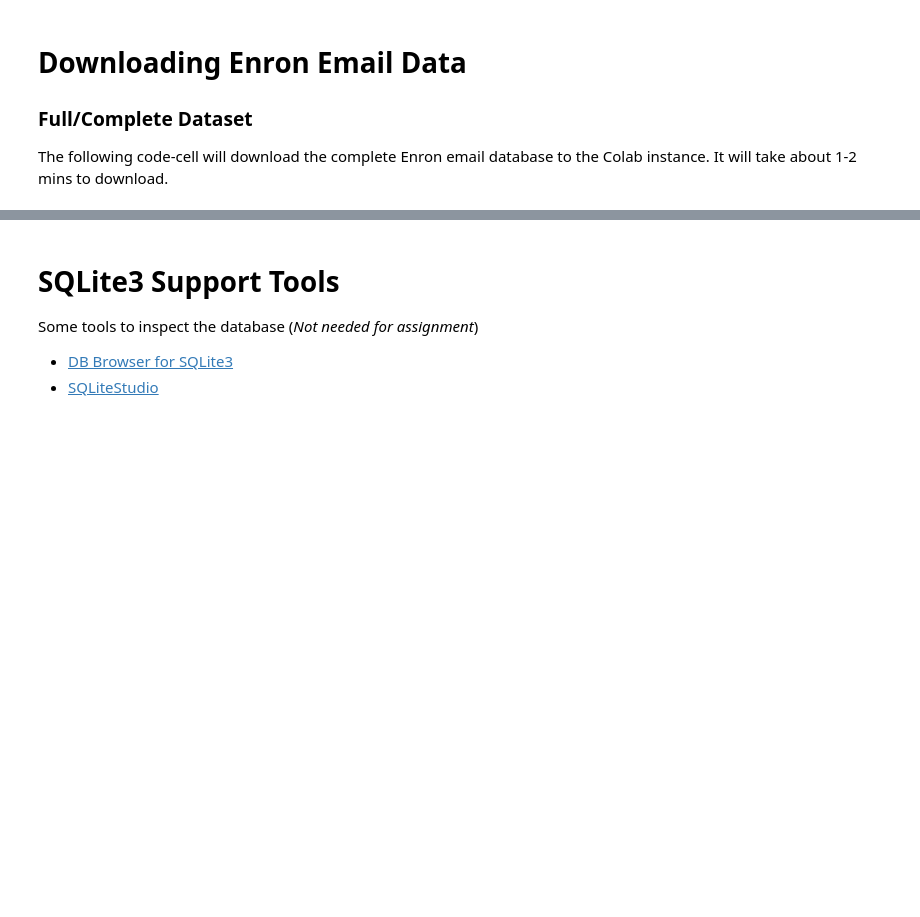
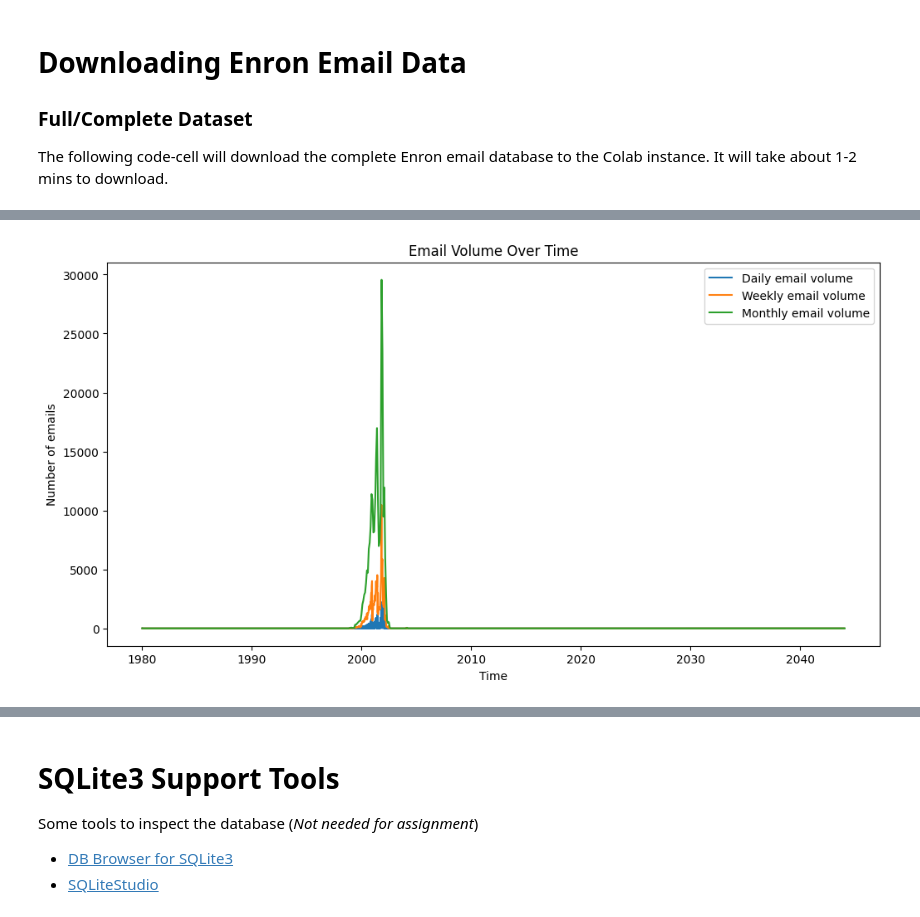
Before and after one commit to chetane/businessreport, a Jupyter notebook: Enron__Data_Business_Report.ipynb, the cells around one changed output, grey strips where cells are left out. Saved outputs shown, nothing was run; the diff lists cells and outputs as text; code cells hidden in the pictures; blank space fills up the shorter version.

```diff
--- a/Enron__Data_Business_Report.ipynb
+++ b/Enron__Data_Business_Report.ipynb
@@ -33,0 +62,4 @@ cur = conn.cursor()
+# %%
+query = "SELECT mid, sender, date, message_id, subject, body, folder FROM Message;"
+df = pd.read_sql_query(query, conn)
+df
@@ -33,0 +156,24 @@ cur = conn.cursor()
+# %%
+# Ensure that the 'date' column is a datetime type
+df['date'] = pd.to_datetime(df['date'], errors='coerce')
+# %%
+# Resample by day and count the number of emails
+daily_counts = df.resample('D', on='date').size()
+
+# Resample by week and count the number of emails
+weekly_counts = df.resample('W', on='date').size()
+
+# Resample by month and count the number of emails
+monthly_counts = df.resample('M', on='date').size()
+# %%
+plt.figure(figsize=(12,6))
+plt.plot(daily_counts.index, daily_counts.values, label='Daily email volume')
+plt.plot(weekly_counts.index, weekly_counts.values, label='Weekly email volume')
+plt.plot(monthly_counts.index, monthly_counts.values, label='Monthly email volume')
+plt.xlabel('Time')
+plt.ylabel('Number of emails')
+plt.title('Email Volume Over Time')
+plt.legend()
+plt.show()
+# %% [output]
+[figure, added]
```
Also changed, not shown: parts of 26 cells of this notebook.
